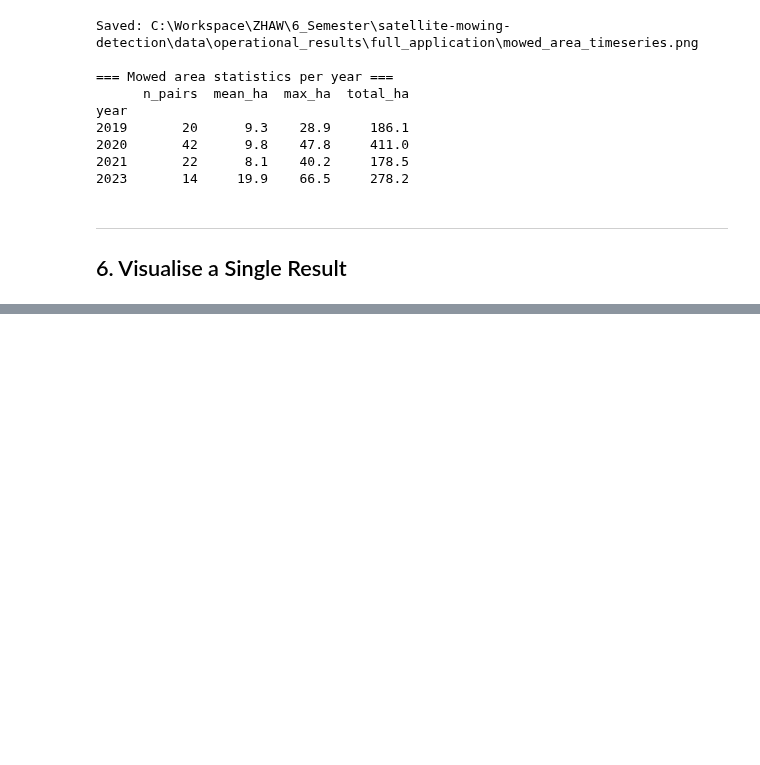
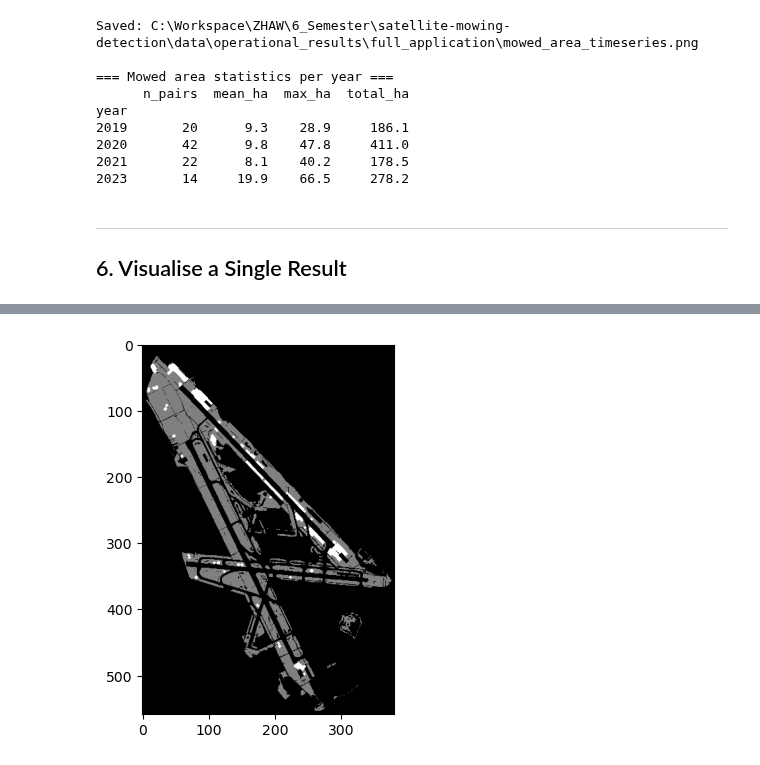
Before and after one commit to klaveflo/satellite-mowing-detection, a Jupyter notebook: notebooks/10_full_application.ipynb, the cells around one changed output, grey strips where cells are left out. Cells and saved outputs as stored; diff of their text form; code cells hidden in the pictures; blank space fills up the shorter version.

```diff
--- a/notebooks/10_full_application.ipynb
+++ b/notebooks/10_full_application.ipynb
@@ -373,0 +341,13 @@ Visualising: 2019-05-30_to_2019-06-01  (mowed=1,691 px)
+# %%
+# visualize only a .tif file without RGB
+
+import matplotlib.pyplot as plt
+
+with rasterio.open(pred_path) as src:
+    # Read the first band (assuming it's a single-band image)
+    band = src.read(1)
+
+plt.imshow(band, cmap='gray')
+plt.show()
+# %% [output]
+[figure, added]
```
Also changed, not shown: parts of 2 cells of this notebook.
